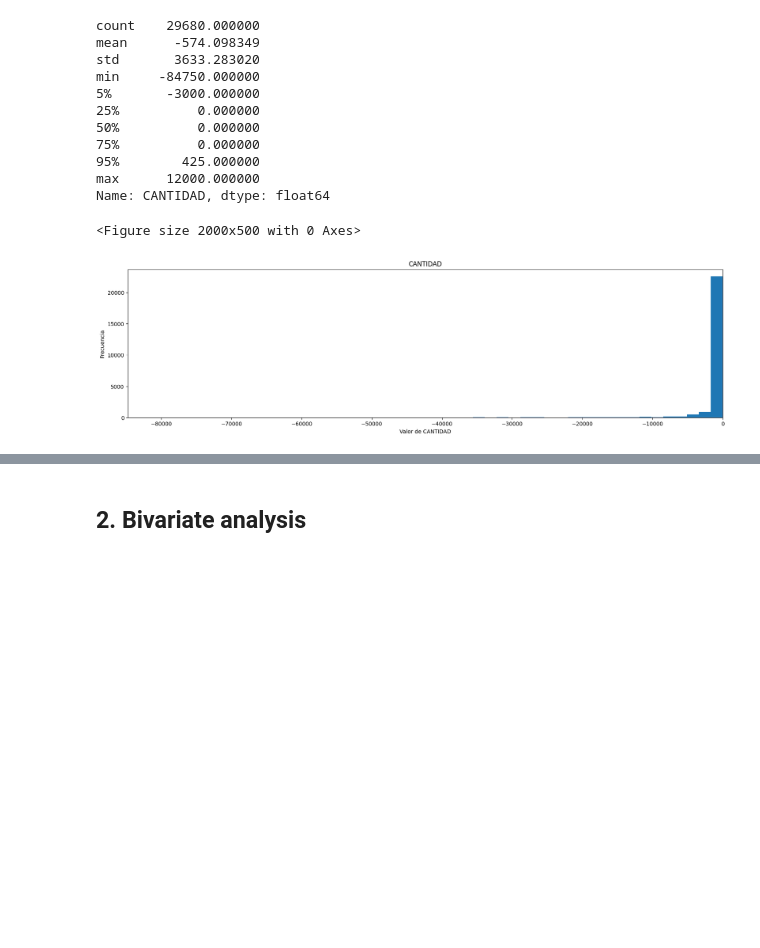
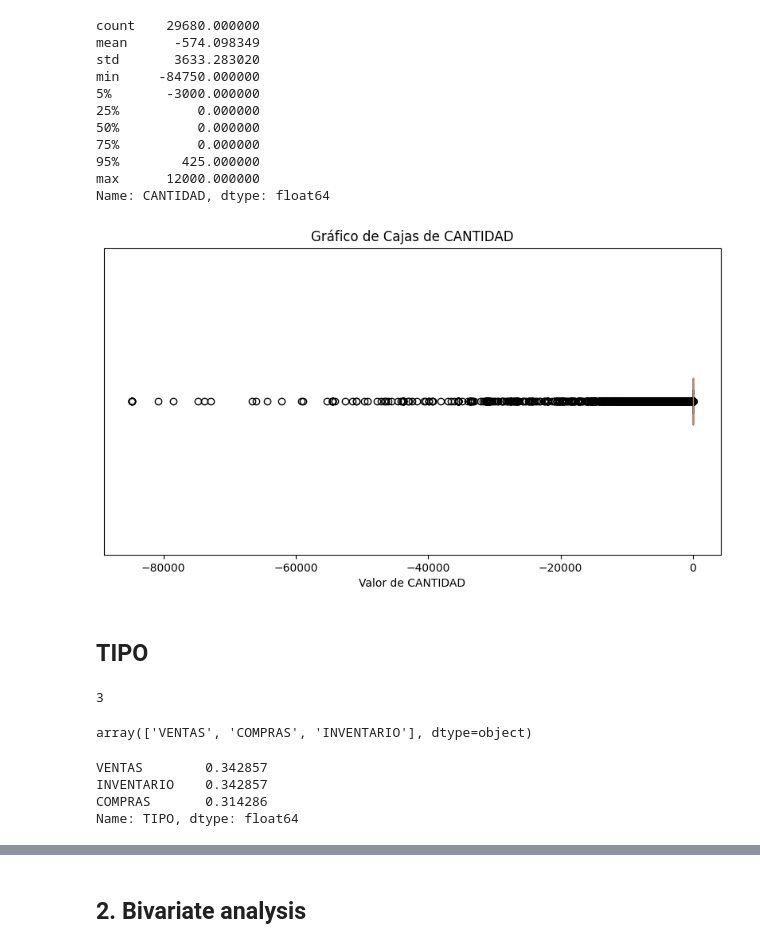
Before and after one commit to ingoscargiraldor/ingoscargiraldor, a Jupyter notebook: Operaciones_Anual.ipynb, the cells around one changed output, grey strips where cells are left out. Drawn from its saved outputs; the diff is of its cells as text; code cells hidden in the pictures; blank space fills up the shorter version.

```diff
--- a/Operaciones_Anual.ipynb
+++ b/Operaciones_Anual.ipynb
@@ -287,37 +285,44 @@ q1 = Operación_df["CANTIDAD"].quantile(0.25)
 q3 = Operación_df["CANTIDAD"].quantile(0.75)
 iqr = q3 - q1
 # %%
-plt.figure(figsize=(20, 5))
+import matplotlib.pyplot as plt
+
+# Supongamos que ya tienes tu DataFrame Operación_df
+# Supongamos también que ya has calculado q3 e iqr
+
+# Filtra los valores de "CANTIDAD" que cumplan con tu condición
 data_filtered = Operación_df.loc[Operación_df["CANTIDAD"] <= (q3 + 1.5 * iqr)]["CANTIDAD"]
 
-min_value = data_filtered.min()
-max_value = data_filtered.max()
+# Crea un gráfico de cajas con los valores filtrados
+plt.figure(figsize=(10, 5))
+plt.boxplot(data_filtered, vert=False)  # vert=False para un gráfico horizontal
 
-# Crea el histograma con los valores filtrados
-plt.figure(figsize=(20, 5))
-plt.hist(data_filtered, bins=50)
+# Establece el título y etiquetas de los ejes
+plt.title("Gráfico de Cajas de CANTIDAD")
+plt.xlabel("Valor de CANTIDAD")
+plt.yticks([])  # Elimina las etiquetas del eje y (si no deseas mostrarlas)
 
-# Establece los límites del eje x para mostrar un rango específico
-plt.xlim(min_value, max_value)
-
-plt.title("CANTIDAD")
-plt.xlabel("Valor de CANTIDAD")
-plt.ylabel("Frecuencia")
 plt.show()
 # %% [output]
-<Figure size 2000x500 with 0 Axes>
-[figure, old version]
+[figure, new version]
+# %% [markdown]
+## TIPO
 # %%
-# Plotting bar charts for has availability and instant bookable
-fig, (ax1, ax2) = plt.subplots(1, 2, sharey=True, figsize=(20, 5))
-listings_df["has_availability"].value_counts().plot(kind="bar", ax=ax1, color="orange")
-listings_df["instant_bookable"].value_counts().sort_index(ascending=False).plot(kind="bar", ax=ax2, color="green")
-ax1.set_title("Has availability frecuency")
-ax2.set_title("Instant bookable frecuency")
-plt.show()
+# Showing the number of unique values of listing ids
+# This can be helpful to diagnose duplicity
+Operación_df["TIPO"].nunique()
+# %% [output]
+3
 # %%
-# Plotting a boxplot for number of reviews
-plt.figure(figsize=(20, 5))
-plt.boxplot(listings_df["number_of_reviews"], showmeans=True, vert=False)
-plt.title("Number of reviews distribution")
-plt.show()
+# Showing unique values of neighbourhoods
+Operación_df["TIPO"].unique()
+# %% [output]
+array(['VENTAS', 'COMPRAS', 'INVENTARIO'], dtype=object)
+# %%
+# Calculating the relative frecuency of room types
+Operación_df["TIPO"].value_counts(dropna=False, normalize=True) # You can set normalize to False for calculating the absolute frecuency
+# %% [output]
+VENTAS        0.342857
+INVENTARIO    0.342857
+COMPRAS       0.314286
+Name: TIPO, dtype: float64
```
Also changed, not shown: parts of 11 cells of this notebook.
